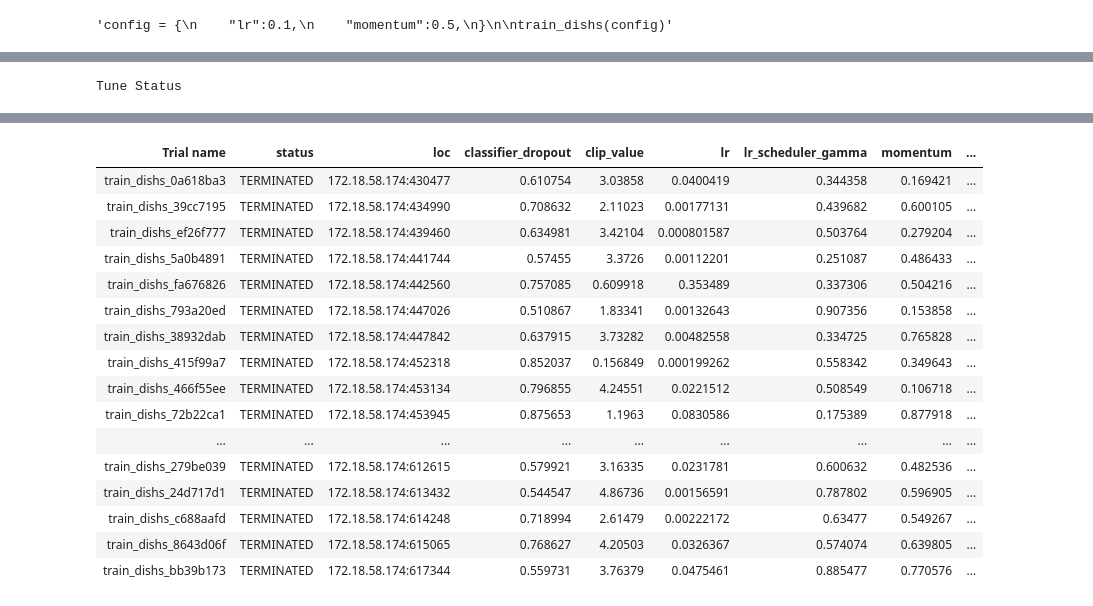
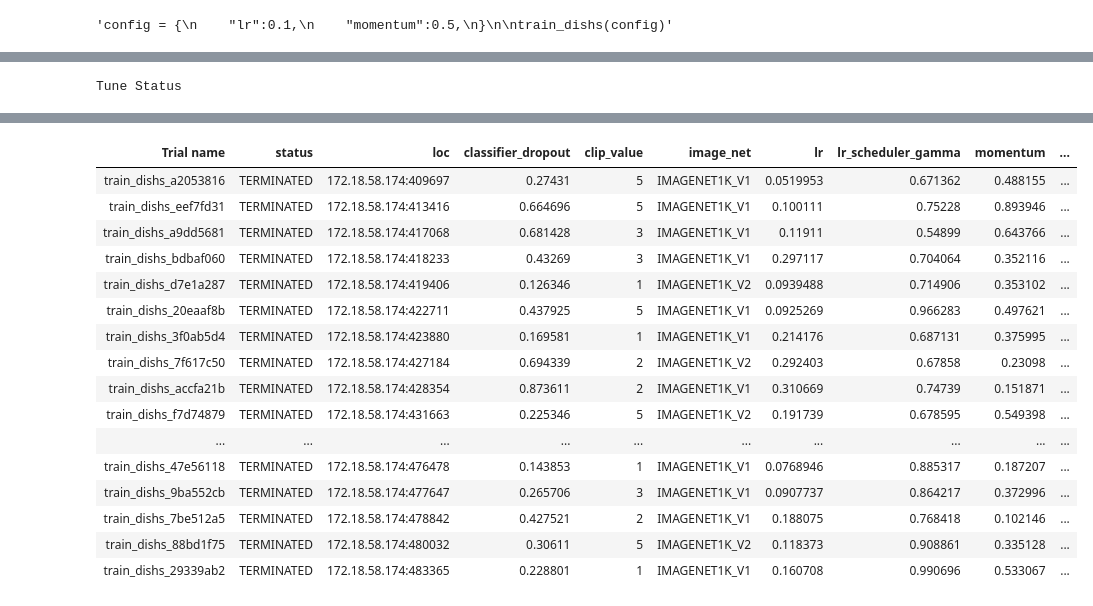
Before and after one commit to glucard/general-study-repo, a Jupyter notebook: machine_learning/kaggle_competitions/Cleaned-vs-Dirty-V2/model_tuned.ipynb, the cells around one changed output, grey strips where cells are left out. Saved outputs shown, nothing was run; the diff lists cells and outputs as text; code cells hidden in the pictures.

```diff
--- a/machine_learning/kaggle_competitions/Cleaned-vs-Dirty-V2/model_tuned.ipynb
+++ b/machine_learning/kaggle_competitions/Cleaned-vs-Dirty-V2/model_tuned.ipynb
@@ -37,2 +35,4 @@ def get_transfer_learning_model(classifier_dropout):
+# %%
+model = get_transfer_learning_model(0.5, "IMAGENET1K_V1")
 # %%
 import torch.utils
@@ -162,19 +246,17 @@ import tempfile
 from ray.train import Checkpoint
 
 def train_dishs(config, max_epochs=30, tunning=True):
+
     # Data Setup
-
     device = torch.device("cuda" if torch.cuda.is_available() else "cpu")
 
-    model = get_transfer_learning_model(config['classifier_dropout'])
+    model = get_transfer_learning_model(config['classifier_dropout'], config['image_net'])
     model.to(device)
-
 
     optimizer = optim.SGD(
         model.parameters(), lr=config["lr"], momentum=config["momentum"], weight_decay=config['weight_decay'])
 
-
-    exp_lr_scheduler = optim.lr_scheduler.StepLR(optimizer, step_size=3, gamma=config['lr_scheduler_gamma'])
+    exp_lr_scheduler = optim.lr_scheduler.StepLR(optimizer, step_size=2, gamma=config['lr_scheduler_gamma'])
     for i in range(max_epochs):
         train_log = train_func(model, optimizer, exp_lr_scheduler, config['clip_value'])
         val_log = test_func(model)
@@ -220,3 +302,13 @@ def train_dishs(config, max_epochs=30, tunning=True):
 train_dishs(config)"""
 # %% [output]
 'config = {\n    "lr":0.1,\n    "momentum":0.5,\n}\n\ntrain_dishs(config)'
+# %%
+import json
+
+try:
+    with open("best_result.json", "r") as f:
+        curr_best_params = [json.load(f)]
+except:
+    curr_best_params = None
+
+curr_best_params
@@ -226,35 +326,41 @@ from ray.tune.search.hyperopt import HyperOptSearch
 from ray.tune.schedulers import ASHAScheduler
 
 space = {
-    "lr": hp.loguniform("lr", -10, -1),
+    "lr": hp.loguniform("lr", -3, -1),
     "momentum": hp.uniform("momentum", 0.1, 0.9),
-    "classifier_dropout": hp.uniform("classifier_dropout", 0.5, 0.95),
+    "classifier_dropout": hp.uniform("classifier_dropout", 0.1, 0.95),
     "weight_decay": hp.loguniform("weight_decay", -6, -2),
-    "clip_value": hp.uniform("clip_value", 0.1, 5.0),
-    "lr_scheduler_gamma": hp.uniform("lr_scheduler_gamma", 0.1, 1.0)
+    "clip_value": hp.randint("clip_value", 1, 5+1),
+    "lr_scheduler_gamma": hp.uniform("lr_scheduler_gamma", 0.5, 1.0),
+    "image_net": hp.choice("image_net", ["IMAGENET1K_V1", "IMAGENET1K_V2"]),
 }
 
-metric = "val_mean_loss"
-mode = "min"
+metric = "val_mean_accuracy"
+mode = "max"
 
-hyperopt_search = HyperOptSearch(space, metric=metric, mode=mode)
+hyperopt_search = HyperOptSearch(
+    space,
+    metric=metric,
+    mode=mode,
+    points_to_evaluate = curr_best_params
+)
 
 asas_scheduler = ASHAScheduler(
     time_attr='training_iteration',
     metric=metric,
     mode=mode,
-    max_t=30,
-    grace_period=5,
+    max_t=10,
+    grace_period=1,
     reduction_factor=3,
     brackets=2
 )
 
-trainable_with_resources = tune.with_resources(train_dishs, {"gpu": 1})
+trainable_with_resources = tune.with_resources(train_dishs, {"cpu": 8, "gpu": 1})
 
 tuner = tune.Tuner(
     trainable_with_resources,
     tune_config=tune.TuneConfig(
-        num_samples=100,
+        num_samples=40,
         search_alg=hyperopt_search,
         scheduler=asas_scheduler
     ),
@@ -273,18 +379,18 @@ Logical resource usage: 0/16 CPUs, 1.0/1 GPUs (0.0/1.0 accelerator_type:G)
 Trial Status
-| Trial name | status | loc | classifier_dropout | clip_value | lr | lr_scheduler_gamma | momentum | ... |
-| train_dishs_0a618ba3 | TERMINATED | 172.18.58.174:430477 | 0.610754 | 3.03858 | 0.0400419 | 0.344358 | 0.169421 | ... |
-| train_dishs_39cc7195 | TERMINATED | 172.18.58.174:434990 | 0.708632 | 2.11023 | 0.00177131 | 0.439682 | 0.600105 | ... |
-| train_dishs_ef26f777 | TERMINATED | 172.18.58.174:439460 | 0.634981 | 3.42104 | 0.000801587 | 0.503764 | 0.279204 | ... |
-| train_dishs_5a0b4891 | TERMINATED | 172.18.58.174:441744 | 0.57455 | 3.3726 | 0.00112201 | 0.251087 | 0.486433 | ... |
-| train_dishs_fa676826 | TERMINATED | 172.18.58.174:442560 | 0.757085 | 0.609918 | 0.353489 | 0.337306 | 0.504216 | ... |
-| train_dishs_793a20ed | TERMINATED | 172.18.58.174:447026 | 0.510867 | 1.83341 | 0.00132643 | 0.907356 | 0.153858 | ... |
-| train_dishs_38932dab | TERMINATED | 172.18.58.174:447842 | 0.637915 | 3.73282 | 0.00482558 | 0.334725 | 0.765828 | ... |
-| train_dishs_415f99a7 | TERMINATED | 172.18.58.174:452318 | 0.852037 | 0.156849 | 0.000199262 | 0.558342 | 0.349643 | ... |
-| train_dishs_466f55ee | TERMINATED | 172.18.58.174:453134 | 0.796855 | 4.24551 | 0.0221512 | 0.508549 | 0.106718 | ... |
-| train_dishs_72b22ca1 | TERMINATED | 172.18.58.174:453945 | 0.875653 | 1.1963 | 0.0830586 | 0.175389 | 0.877918 | ... |
-| ... | ... | ... | ... | ... | ... | ... | ... | ... |
-| train_dishs_279be039 | TERMINATED | 172.18.58.174:612615 | 0.579921 | 3.16335 | 0.0231781 | 0.600632 | 0.482536 | ... |
-| train_dishs_24d717d1 | TERMINATED | 172.18.58.174:613432 | 0.544547 | 4.86736 | 0.00156591 | 0.787802 | 0.596905 | ... |
-| train_dishs_c688aafd | TERMINATED | 172.18.58.174:614248 | 0.718994 | 2.61479 | 0.00222172 | 0.63477 | 0.549267 | ... |
-| train_dishs_8643d06f | TERMINATED | 172.18.58.174:615065 | 0.768627 | 4.20503 | 0.0326367 | 0.574074 | 0.639805 | ... |
-| train_dishs_bb39b173 | TERMINATED | 172.18.58.174:617344 | 0.559731 | 3.76379 | 0.0475461 | 0.885477 | 0.770576 | ... |
+| Trial name | status | loc | classifier_dropout | clip_value | image_net | lr | lr_scheduler_gamma | momentum | ... |
+| train_dishs_a2053816 | TERMINATED | 172.18.58.174:409697 | 0.27431 | 5 | IMAGENET1K_V1 | 0.0519953 | 0.671362 | 0.488155 | ... |
+| train_dishs_eef7fd31 | TERMINATED | 172.18.58.174:413416 | 0.664696 | 5 | IMAGENET1K_V1 | 0.100111 | 0.75228 | 0.893946 | ... |
+| train_dishs_a9dd5681 | TERMINATED | 172.18.58.174:417068 | 0.681428 | 3 | IMAGENET1K_V1 | 0.11911 | 0.54899 | 0.643766 | ... |
+| train_dishs_bdbaf060 | TERMINATED | 172.18.58.174:418233 | 0.43269 | 3 | IMAGENET1K_V1 | 0.297117 | 0.704064 | 0.352116 | ... |
+| train_dishs_d7e1a287 | TERMINATED | 172.18.58.174:419406 | 0.126346 | 1 | IMAGENET1K_V2 | 0.0939488 | 0.714906 | 0.353102 | ... |
+| train_dishs_20eaaf8b | TERMINATED | 172.18.58.174:422711 | 0.437925 | 5 | IMAGENET1K_V1 | 0.0925269 | 0.966283 | 0.497621 | ... |
+| train_dishs_3f0ab5d4 | TERMINATED | 172.18.58.174:423880 | 0.169581 | 1 | IMAGENET1K_V1 | 0.214176 | 0.687131 | 0.375995 | ... |
+| train_dishs_7f617c50 | TERMINATED | 172.18.58.174:427184 | 0.694339 | 2 | IMAGENET1K_V2 | 0.292403 | 0.67858 | 0.23098 | ... |
+| train_dishs_accfa21b | TERMINATED | 172.18.58.174:428354 | 0.873611 | 2 | IMAGENET1K_V1 | 0.310669 | 0.74739 | 0.151871 | ... |
+| train_dishs_f7d74879 | TERMINATED | 172.18.58.174:431663 | 0.225346 | 5 | IMAGENET1K_V2 | 0.191739 | 0.678595 | 0.549398 | ... |
+| ... | ... | ... | ... | ... | ... | ... | ... | ... | ... |
+| train_dishs_47e56118 | TERMINATED | 172.18.58.174:476478 | 0.143853 | 1 | IMAGENET1K_V1 | 0.0768946 | 0.885317 | 0.187207 | ... |
+| train_dishs_9ba552cb | TERMINATED | 172.18.58.174:477647 | 0.265706 | 3 | IMAGENET1K_V1 | 0.0907737 | 0.864217 | 0.372996 | ... |
+| train_dishs_7be512a5 | TERMINATED | 172.18.58.174:478842 | 0.427521 | 2 | IMAGENET1K_V1 | 0.188075 | 0.768418 | 0.102146 | ... |
+| train_dishs_88bd1f75 | TERMINATED | 172.18.58.174:480032 | 0.30611 | 5 | IMAGENET1K_V2 | 0.118373 | 0.908861 | 0.335128 | ... |
+| train_dishs_29339ab2 | TERMINATED | 172.18.58.174:483365 | 0.228801 | 1 | IMAGENET1K_V1 | 0.160708 | 0.990696 | 0.533067 | ... |
```
Also changed, not shown: parts of 14 cells of this notebook.
